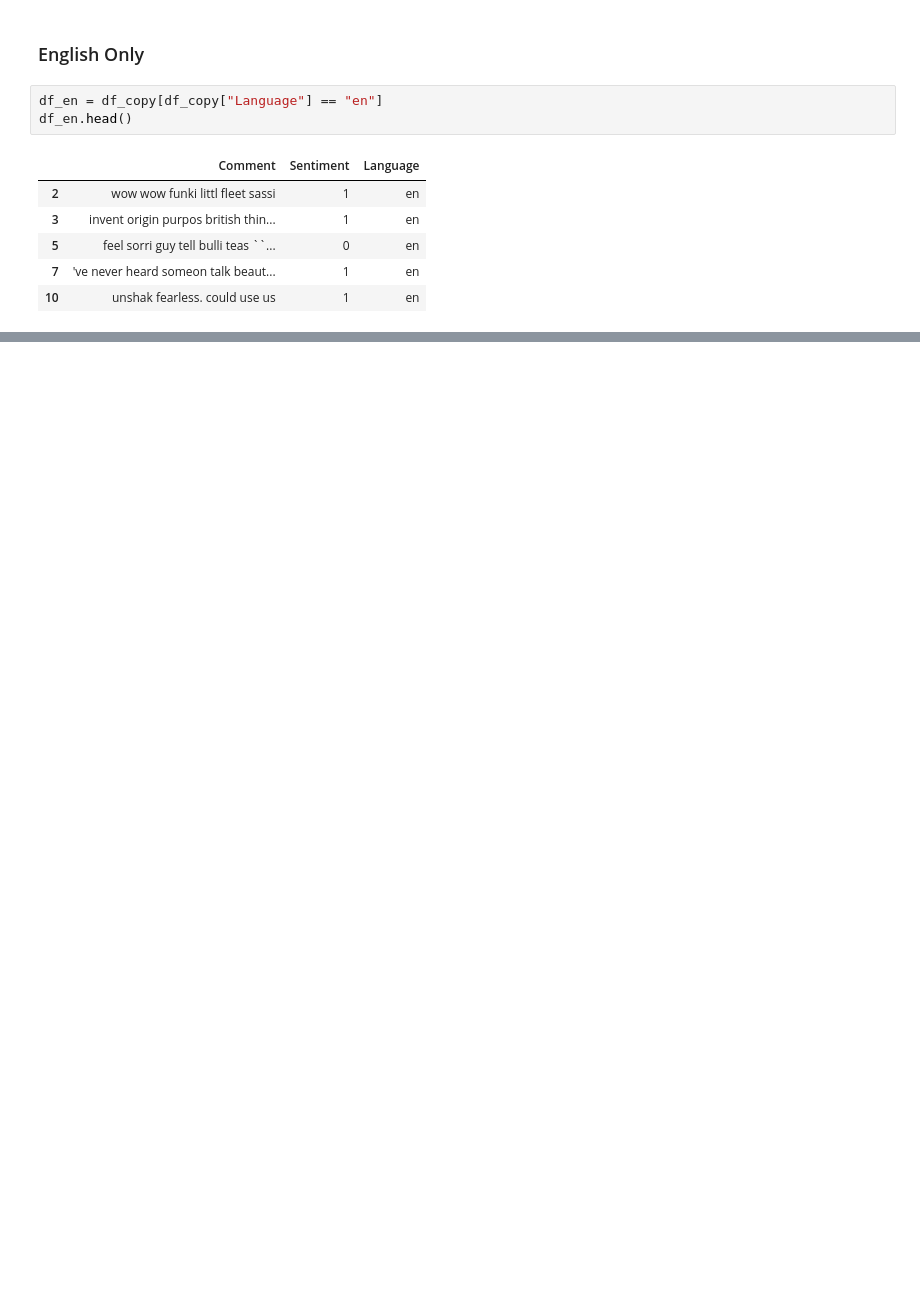
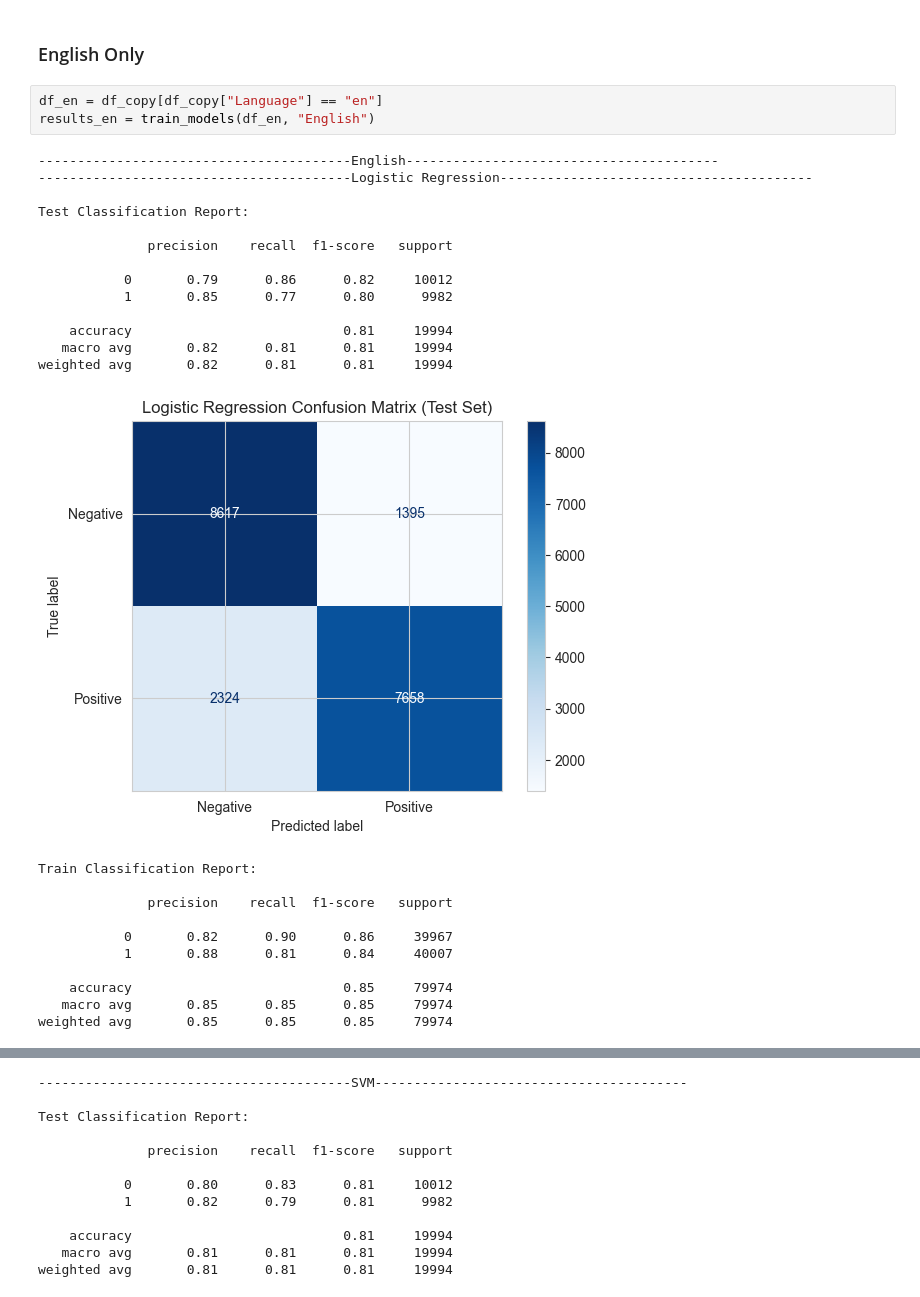
Before and after one commit to rnimisha/youtube-comment-analyzer, a Jupyter notebook: notebook/training/tfidf.ipynb, the cells around one changed output, grey strips where cells are left out. Cells and saved outputs as stored; diff of their text form; blank space fills up the shorter version.

```diff
--- a/notebook/training/tfidf.ipynb
+++ b/notebook/training/tfidf.ipynb
@@ -212,11 +269,29 @@ plt.show()
 ### English Only
 # %%
 df_en = df_copy[df_copy["Language"] == "en"]
-df_en.head()
+results_en = train_models(df_en, "English")
 # %% [output]
-|  | Comment | Sentiment | Language |
-| 2 | wow wow funki littl fleet sassi | 1 | en |
-| 3 | invent origin purpos british thin... | 1 | en |
-| 5 | feel sorri guy tell bulli teas ``... | 0 | en |
-| 7 | 've never heard someon talk beaut... | 1 | en |
-| 10 | unshak fearless. could use us | 1 | en |
+----------------------------------------English----------------------------------------
+----------------------------------------Logistic Regression----------------------------------------
+
+Test Classification Report:
+
+              precision    recall  f1-score   support
+
+           0       0.79      0.86      0.82     10012
+           1       0.85      0.77      0.80      9982
+
+    accuracy                           0.81     19994
+   macro avg       0.82      0.81      0.81     19994
+weighted avg       0.82      0.81      0.81     19994
+[figure, added]
+Train Classification Report:
+
+              precision    recall  f1-score   support
+
+           0       0.82      0.90      0.86     39967
+           1       0.88      0.81      0.84     40007
+
+    accuracy                           0.85     79974
+   macro avg       0.85      0.85      0.85     79974
+weighted avg       0.85      0.85      0.85     79974
@@ -222,0 +299,12 @@ df_en.head()
+----------------------------------------SVM----------------------------------------
+
+Test Classification Report:
+
+              precision    recall  f1-score   support
+
+           0       0.80      0.83      0.81     10012
+           1       0.82      0.79      0.81      9982
+
+    accuracy                           0.81     19994
+   macro avg       0.81      0.81      0.81     19994
+weighted avg       0.81      0.81      0.81     19994
```
Also changed, not shown: parts of 68 cells of this notebook.
